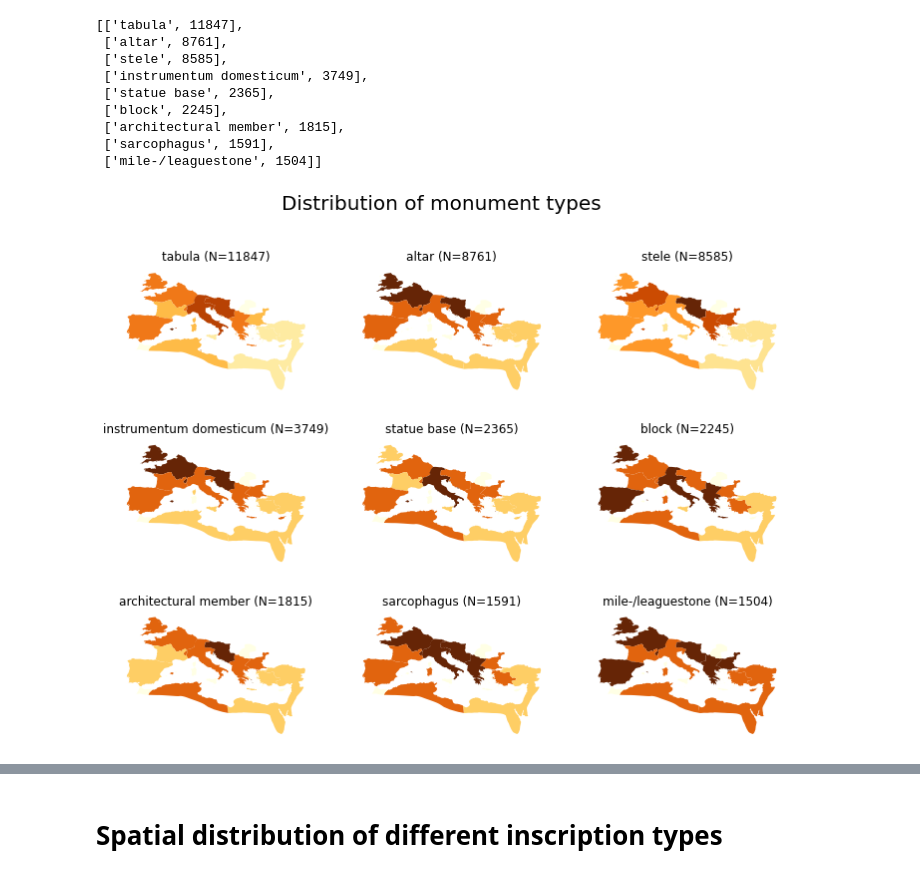
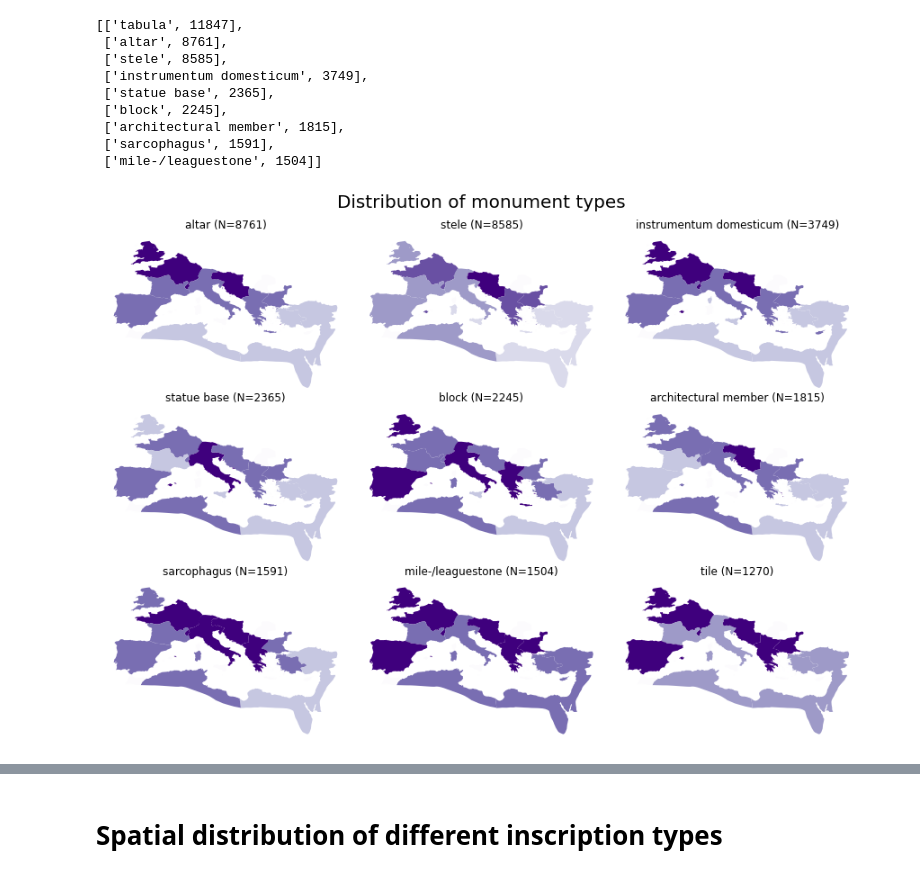
Before and after one commit to sdam-au/EDH_exploration, a Jupyter notebook: scripts/py_SPATIAL_ANALYSIS.ipynb, the cells around one changed output, grey strips where cells are left out. Cells and saved outputs as stored; diff of their text form; code cells hidden in the pictures.

```diff
--- a/scripts/py_SPATIAL_ANALYSIS.ipynb
+++ b/scripts/py_SPATIAL_ANALYSIS.ipynb
@@ -176,7 +179,6 @@ def set_coordinate(row, i):
 EDH_df["x"] = EDH_df.apply(lambda row: set_coordinate(row, 0), axis=1)
 EDH_df["y"] = EDH_df.apply(lambda row: set_coordinate(row, 1), axis=1)
 EDH_gdf = geopandas.GeoDataFrame(EDH_df, geometry = geopandas.points_from_xy(x=EDH_df["x"], y=EDH_df["y"]))
-EDH_gdf.drop(columns=["coordinates", "x", "y"], inplace=True)
 EDH_gdf.head(5)
 # %% [output]
 |  | responsible_individual | type_of_inscription | letter_size | not_after | literature | work_status | height | ... |
@@ -325,8 +323,7 @@ EDH_gdf["type_of_monument_clean"].tolist()[:10]
 # %%
 ### what types of monument we have and how many
 mon_types_counts = []
-for mon_type in EDH_gdf["type_of_monument_clean"].unique():
-  if str(mon_type)[-1] != "?":
+for mon_type in [mon_type for mon_type in EDH_gdf["type_of_monument_clean"].unique() if mon_type !="NULL"]:
     mon_type_df = EDH_gdf[EDH_gdf["type_of_monument_clean"]==mon_type]
     mon_type_len = len(mon_type_df)
     mon_types_counts.append([mon_type, mon_type_len])
@@ -366,17 +363,17 @@ mon_types_counts[1:10]
  ['sarcophagus', 1591],
  ['mile-/leaguestone', 1504]]
 # %%
-fig, axs = plt.subplots(3, 3, figsize=(12, 9))
+fig, axs = plt.subplots(3, 3, figsize=(12, 9), tight_layout=True)
 for ax, mon_type in zip(axs.ravel(), mon_types_counts[1:10]):
   provinces[mon_type[0] + "_dens"] = provinces.apply(lambda row: calculate_ins_density(row["OBJECTID"], "type_of_monument_clean", mon_type[0]), axis=1)
-  provinces.plot(column=mon_type[0] + "_dens", cmap='YlOrBr', scheme="quantiles", k=15, ax=ax)
+  provinces.plot(column=mon_type[0] + "_dens", cmap='Purples', scheme="quantiles", k=15, ax=ax)
   ax.set_title(mon_type[0] + " (N=" + str(mon_type[1]) + ")")
   ax.axis("off")
   #ctx.add_basemap(ax=ax,  zoom=4, url=getattr(ctx.sources, "ST_TERRAIN_BACKGROUND"), crs="epsg:4326") ### for basemap setting, see https://github.com/darribas/contextily/blob/master/contextily_guide.ipynb
 fig.suptitle("Distribution of monument types", fontsize=20)
 plt.show()
 # %% [output]
-[figure, old version]
+[figure, new version]
 # %%
 sddk.write_file("SDAM_data/EDH/public/EDH_spatial_mon_types.png", fig, conf)
 # %% [output]
```
Also changed, not shown: parts of 19 cells of this notebook, 2 other files.
